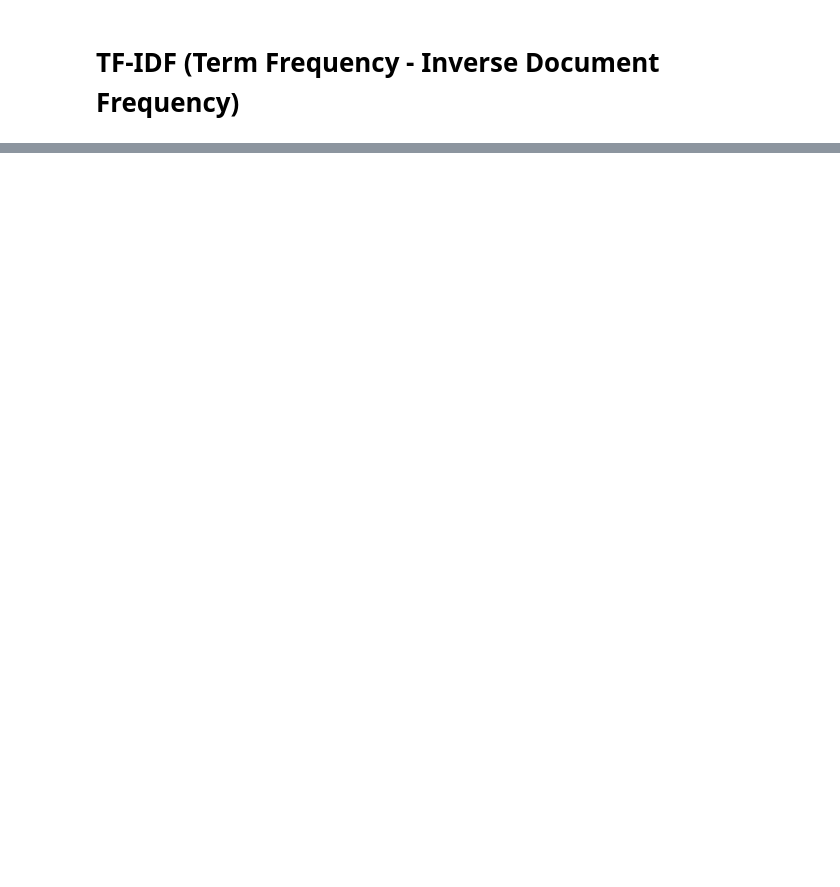
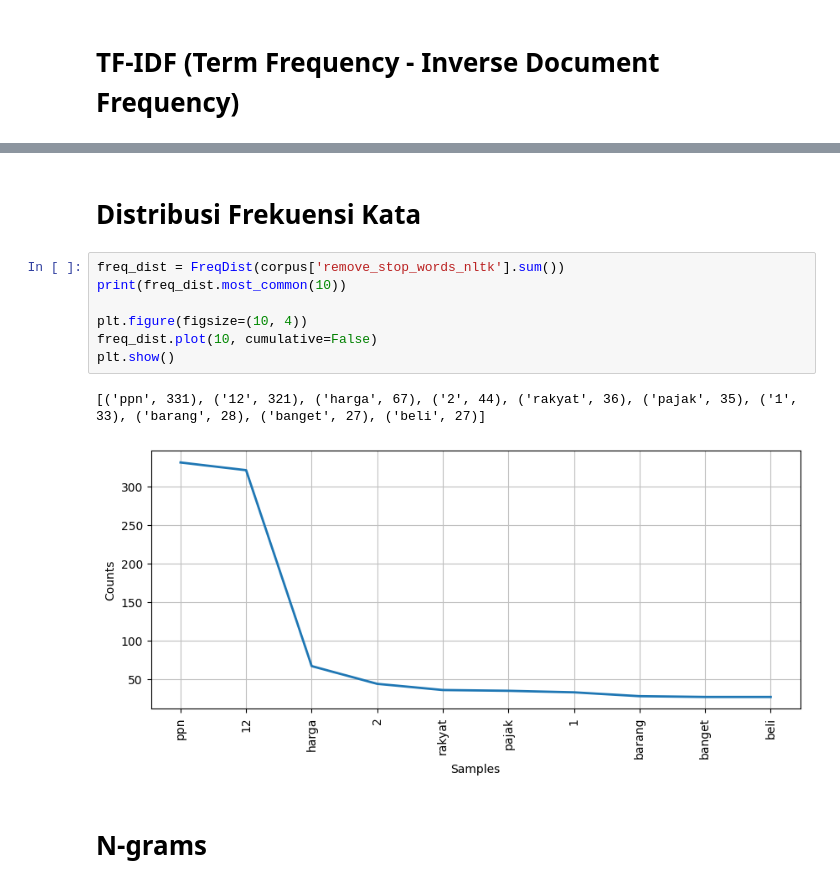
Before and after one commit to farhanwew/NLP-RKA, a Jupyter notebook: week 3/Feature Extraction/feature_extraction.ipynb, the cells around one changed output, grey strips where cells are left out. Cells and saved outputs as stored; diff of their text form; blank space fills up the shorter version.

```diff
--- a/week 3/Feature Extraction/feature_extraction.ipynb
+++ b/week 3/Feature Extraction/feature_extraction.ipynb
@@ -126,0 +181,14 @@ ValueError: empty vocabulary; perhaps the documents only contain stop words
+# %% [markdown]
+# Distribusi Frekuensi Kata
+# %%
+freq_dist = FreqDist(corpus['remove_stop_words_nltk'].sum())
+print(freq_dist.most_common(10))
+
+plt.figure(figsize=(10, 4))
+freq_dist.plot(10, cumulative=False)
+plt.show()
+# %% [output]
+[('ppn', 331), ('12', 321), ('harga', 67), ('2', 44), ('rakyat', 36), ('pajak', 35), ('1', 33), ('barang', 28), ('banget', 27), ('beli', 27)]
+[figure, added]
+# %% [markdown]
+# N-grams
```
Also changed, not shown: parts of 9 cells of this notebook, 3 other files.
